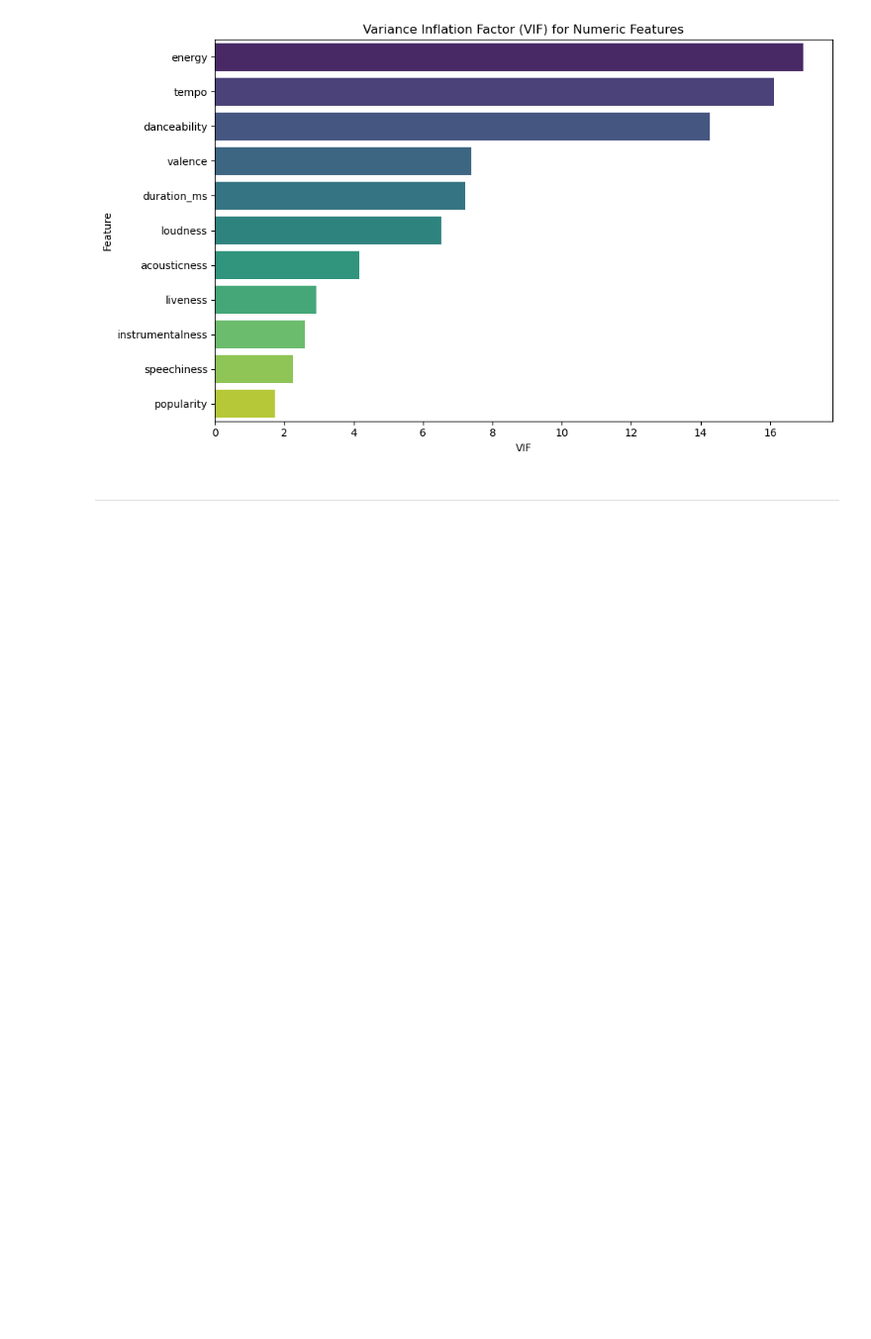
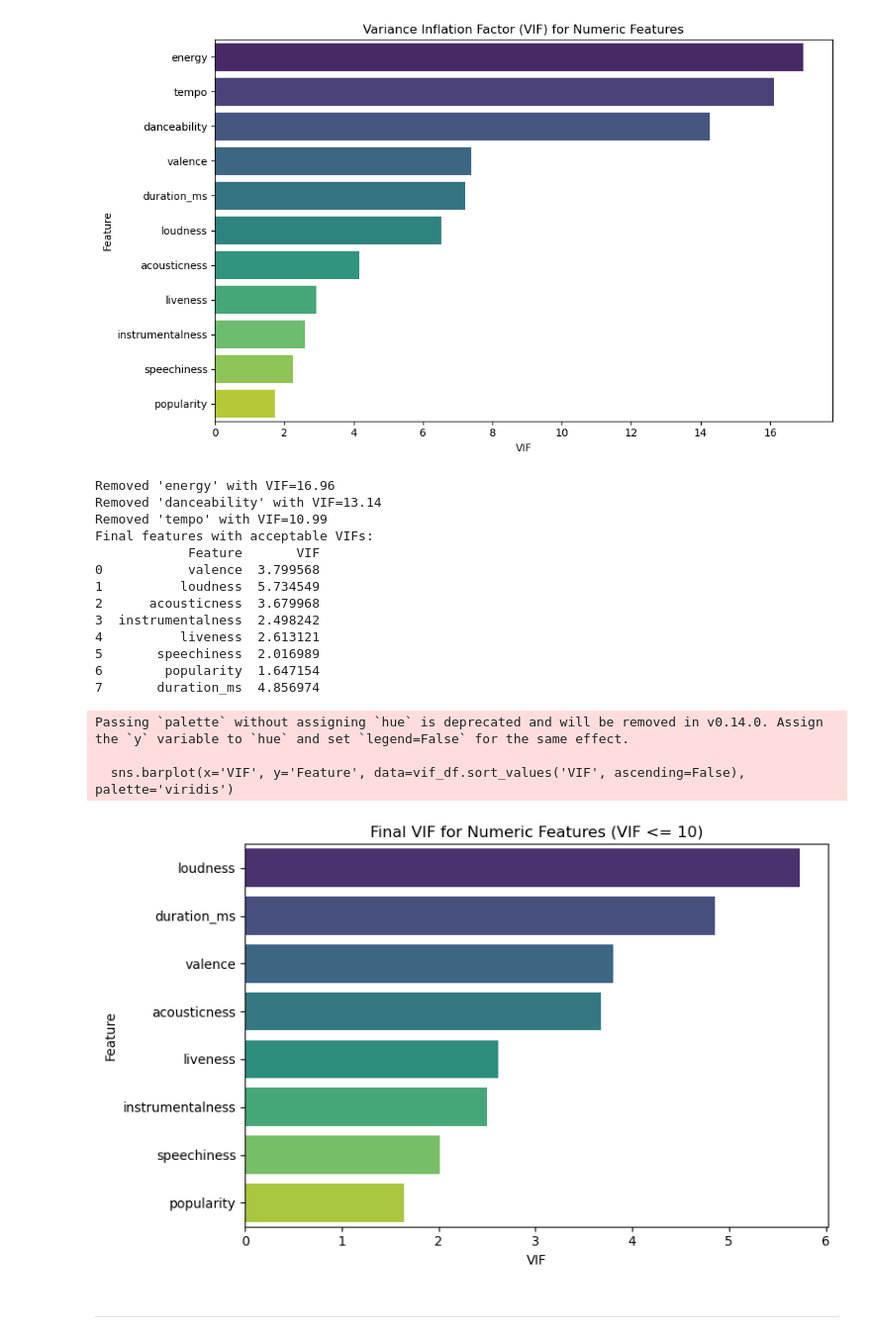
Before and after one commit to LuiisClaudio/spotify-analytics, a Jupyter notebook: capstone_project_proposal.ipynb, the cells around one changed output. Shown at 99% size. Saved outputs shown, nothing was run; the diff lists cells and outputs as text; code cells hidden in the pictures; blank space fills up the shorter version.

```diff
--- a/capstone_project_proposal.ipynb
+++ b/capstone_project_proposal.ipynb
@@ -1954,6 +1950,62 @@ Passing `palette` without assigning `hue` is deprecated and will be removed in v
 
   sns.barplot(x='VIF', y='Feature', data=vif_data.sort_values('VIF', ascending=False), palette='viridis')
 [figure]
+# %%
+from statsmodels.stats.outliers_influence import variance_inflation_factor
+
+# Iteratively remove features with the highest VIF until all VIFs are below a threshold
+
+# Set VIF threshold
+vif_threshold = 10
+
+# Start with the numeric features used previously
+features_for_vif = [col for col in relevant_columns if col != 'track_popularity' and df[col].dtype in ['float64', 'int64']]
+X_vif_iter = df[features_for_vif].dropna().copy()
+
+vif_history = []
+
+while True:
+    vif_df = pd.DataFrame()
+    vif_df['Feature'] = X_vif_iter.columns
+    vif_df['VIF'] = [variance_inflation_factor(X_vif_iter.values, i) for i in range(X_vif_iter.shape[1])]
+    vif_history.append(vif_df.copy())
+    max_vif = vif_df['VIF'].max()
+    if max_vif <= vif_threshold:
+        break
+    # Remove the feature with the highest VIF
+    drop_feature = vif_df.sort_values('VIF', ascending=False).iloc[0]['Feature']
+    X_vif_iter = X_vif_iter.drop(columns=[drop_feature])
+    print(f"Removed '{drop_feature}' with VIF={max_vif:.2f}")
+
+print("Final features with acceptable VIFs:")
+print(vif_df)
+
+# Optionally, plot the final VIFs
+plt.figure(figsize=(8, 5))
+sns.barplot(x='VIF', y='Feature', data=vif_df.sort_values('VIF', ascending=False), palette='viridis')
+plt.title('Final VIF for Numeric Features (VIF <= 10)')
+plt.xlabel('VIF')
+plt.ylabel('Feature')
+plt.tight_layout()
+plt.show()
+# %% [output]
+Removed 'energy' with VIF=16.96
+Removed 'danceability' with VIF=13.14
+Removed 'tempo' with VIF=10.99
+Final features with acceptable VIFs:
+            Feature       VIF
+0           valence  3.799568
+1          loudness  5.734549
+2      acousticness  3.679968
+3  instrumentalness  2.498242
+4          liveness  2.613121
+5       speechiness  2.016989
+6        popularity  1.647154
+7       duration_ms  4.856974
+Passing `palette` without assigning `hue` is deprecated and will be removed in v0.14.0. Assign the `y` variable to `hue` and set `legend=False` for the same effect.
+
+  sns.barplot(x='VIF', y='Feature', data=vif_df.sort_values('VIF', ascending=False), palette='viridis')
+[figure, added]
 # %% [markdown]
 ---
 # %% [markdown]
```
Also changed, not shown: parts of 18 cells of this notebook.
